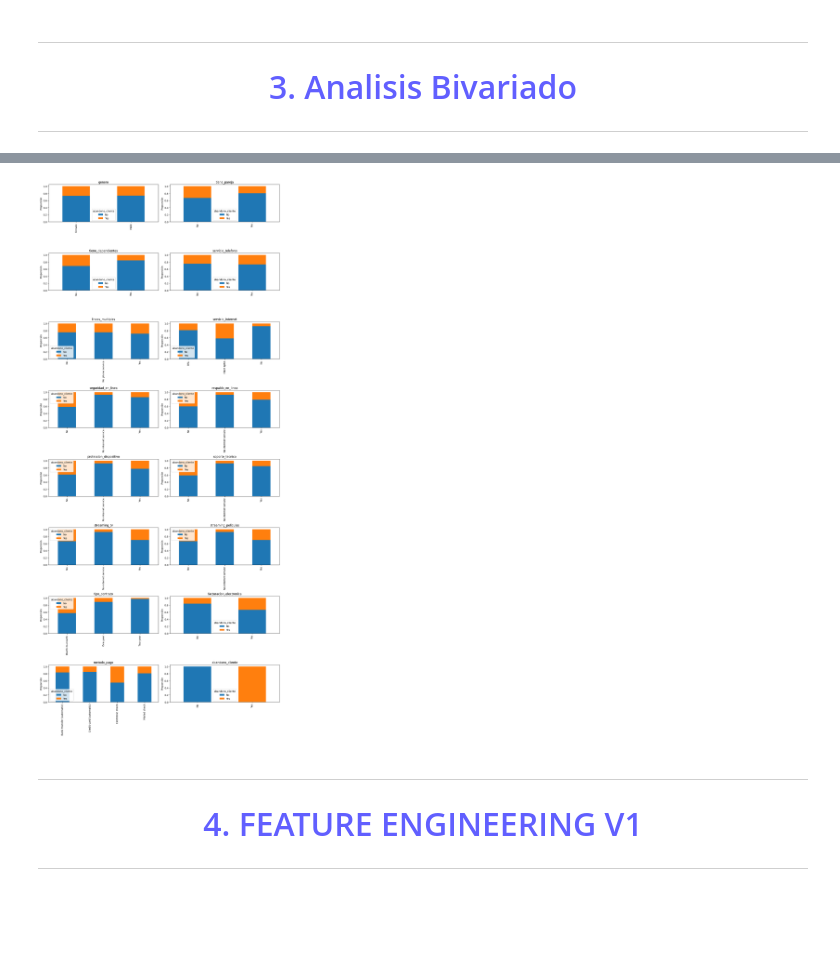
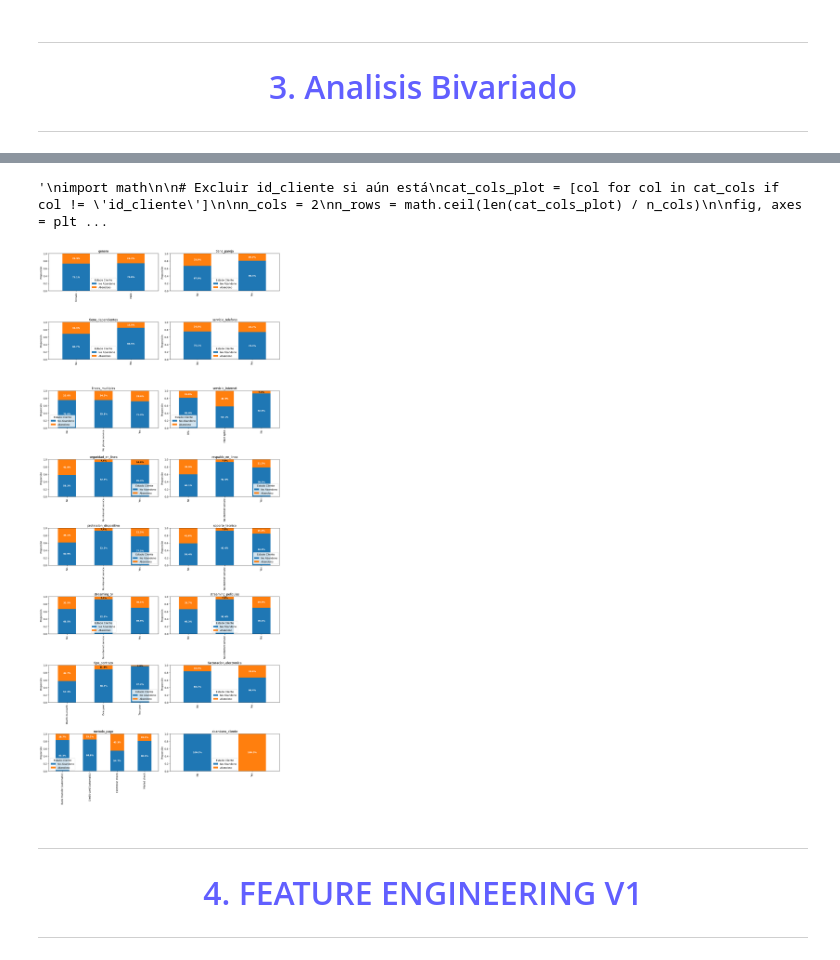
Before and after one commit to r2x4/hackathon, a Jupyter notebook: hackathon.ipynb, the cells around one changed output, grey strips where cells are left out. Drawn from its saved outputs; the diff is of its cells as text; code cells hidden in the pictures; blank space fills up the shorter version.

```diff
--- a/hackathon.ipynb
+++ b/hackathon.ipynb
@@ -220,6 +250,5 @@ plt.show()
 # %%
-# CATEGORIAS
-
+'''
 import math
 
 # Excluir id_cliente si aún está
@@ -232,11 +261,14 @@ fig, axes = plt.subplots(n_rows, n_cols, figsize=(14, 4 * n_rows))
 axes = axes.flatten()
 
 for i, col in enumerate(cat_cols_plot):
+
     pd.crosstab(
         data[col],
         data['abandono_cliente'],
         normalize='index'
     ).plot(kind='bar', stacked=True, ax=axes[i])
+
+
 
     axes[i].set_title(col)
     axes[i].set_xlabel("")
@@ -248,8 +280,76 @@ for j in range(len(cat_cols_plot), len(axes)):
 
 plt.tight_layout()
 plt.show()
+'''
 # %% [output]
-[figure, removed]
+'\nimport math\n\n# Excluir id_cliente si aún está\ncat_cols_plot = [col for col in cat_cols if col != \'id_cliente\']\n\nn_cols = 2\nn_rows = math.ceil(len(cat_cols_plot) / n_cols)\n\nfig, axes = plt ...
+# %%
+import math
+
+# Excluir id_cliente si aún está
+cat_cols_plot = [col for col in cat_cols if col != 'id_cliente']
+
+n_cols = 2
+n_rows = math.ceil(len(cat_cols_plot) / n_cols)
+
+fig, axes = plt.subplots(n_rows, n_cols, figsize=(14, 4 * n_rows))
+axes = axes.flatten()
+
+for i, col in enumerate(cat_cols_plot):
+    ax = axes[i]
+
+    cross_tab= pd.crosstab(
+        data[col],
+        data['abandono_cliente'],
+        normalize='index'
+    )
+
+    bars= cross_tab.plot(kind='bar', stacked=True, ax=ax)
+
+    n_categories = len(cross_tab)
+    bar_positions = np.arange(n_categories)
+
+    cumulative_height = np.zeros(n_categories)
+
+    for j, abandono_cat in enumerate(cross_tab.columns):
+        values = cross_tab[abandono_cat].values
+
+        for k in range(n_categories):
+            value = values[k]
+            if value > 0:
+                y_pos = cumulative_height[k] + (value / 2)
+
+                ax.text(
+                    bar_positions[k],
+                    y_pos,
+                    f'{value:.1%}',
+                    ha='center',
+                    va='center',
+                    fontsize=9,
+                    fontweight='bold',
+                    color='white' if value > 0.15 else 'black'
+                )
+
+        cumulative_height += values
+
+    axes[i].set_title(col)
+    axes[i].set_xlabel("")
+    axes[i].set_ylabel("Proporción")
+
+    if 'abandono_cliente' in data.columns:
+        legend_labels = ['No Abandono', 'Abandono']
+        ax.legend(legend_labels, title='Estado Cliente')
+
+    ax.set_ylim(0, 1)
+
+# Eliminar ejes vacíos
+for j in range(len(cat_cols_plot), len(axes)):
+    fig.delaxes(axes[j])
+
+plt.tight_layout()
+plt.show()
+# %% [output]
+[figure, added]
 # %% [markdown]
 #
 
```
Also changed, not shown: parts of 11 cells of this notebook.
